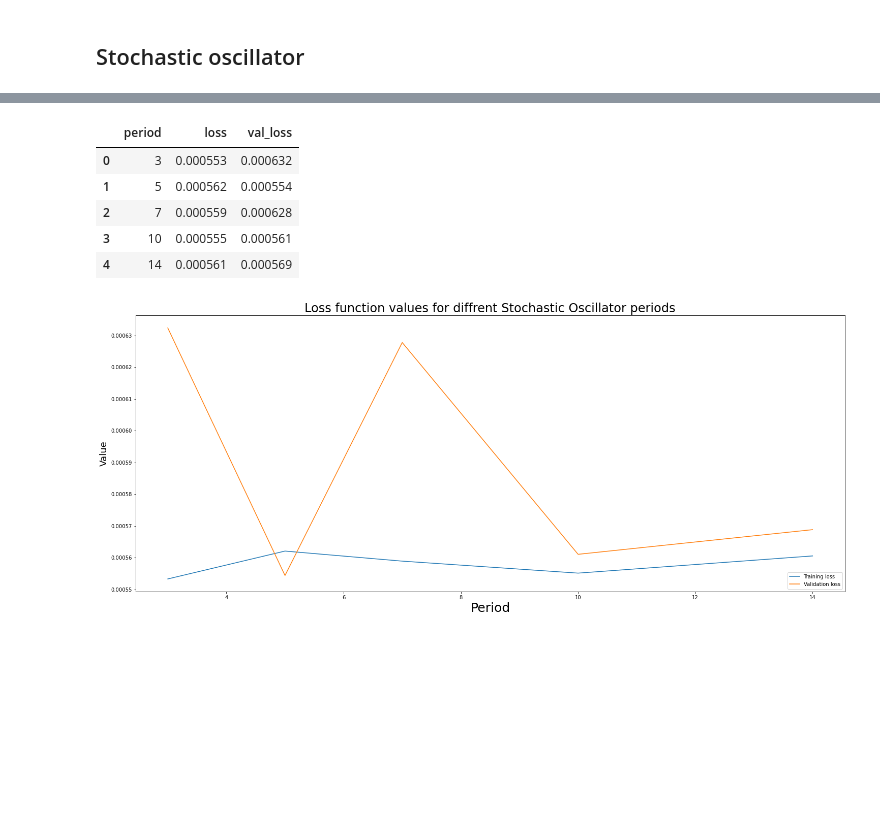
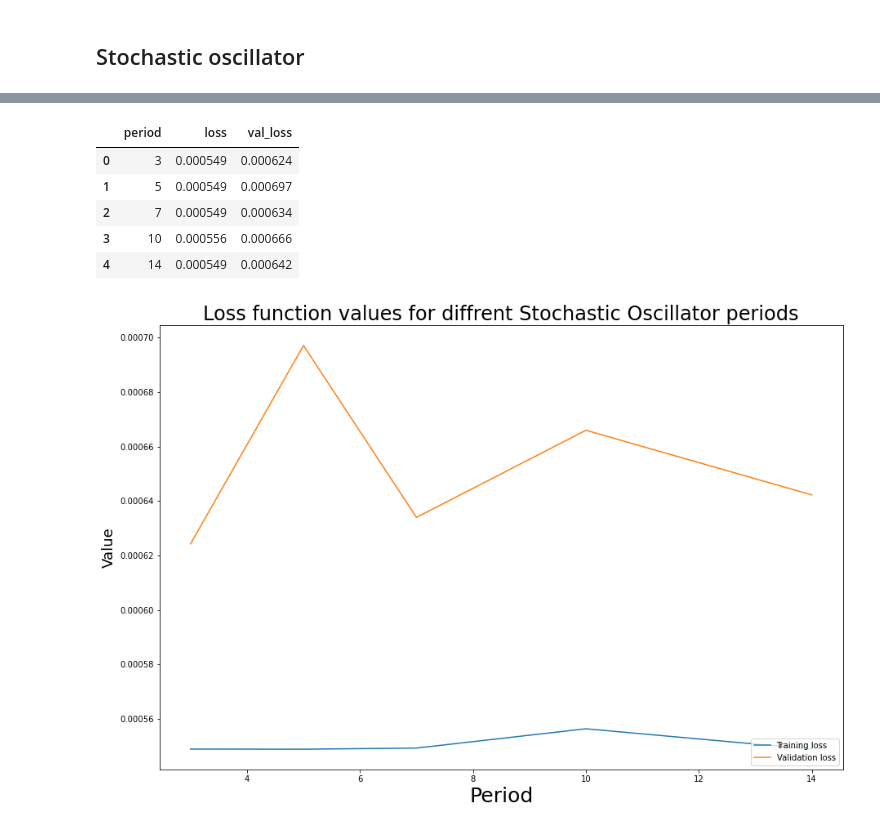
Before and after one commit to WaznyKamo/Deep-Learning-Stock-Price-Prediction, a Jupyter notebook: Technical_indicators_tuning.ipynb, the cells around one changed output, grey strips where cells are left out. Saved outputs shown, nothing was run; the diff lists cells and outputs as text; code cells hidden in the pictures; blank space fills up the shorter version.

Commit message:
Testing for every considered technical indicator

```diff
--- a/Technical_indicators_tuning.ipynb
+++ b/Technical_indicators_tuning.ipynb
@@ -225,7 +253,7 @@ for period in periods:
         X_all_MA = X_all_MA + X
         Y_all_MA = Y_all_MA + Y
     X_all_MA, Y_all_MA = np.array(X_all_MA), np.array(Y_all_MA)
-    X_train, X_valid, Y_train, Y_valid = train_test_split(X_all_MA, Y_all_MA, test_size=0.1, shuffle=True)
+    X_train, X_valid, Y_train, Y_valid = train_test_split(X_all_MA, Y_all_MA, test_size=0.1, shuffle=False)
     print(X_train.shape)
     print(X_valid.shape)
     print(Y_train.shape)
@@ -244,6 +272,7 @@ for period in periods:
         loss_results.append(history.history['loss'][-1])
         val_loss_results.append(history.history['val_loss'][-1])
     results_MA.append({'period': period, 'loss': np.mean(loss_results), 'val_loss': np.mean(val_loss_results)})
+results_MA = pd.DataFrame(results_MA)
 # %% [output]
 (27133, 60, 6)
 (3015, 60, 6)
@@ -315,7 +344,7 @@ for period in periods:
         X_all = X_all + X
         Y_all = Y_all + Y
     X_all, Y_all = np.array(X_all), np.array(Y_all)
-    X_train, X_valid, Y_train, Y_valid = train_test_split(X_all, Y_all, test_size=0.1, shuffle=True)
+    X_train, X_valid, Y_train, Y_valid = train_test_split(X_all, Y_all, test_size=0.1, shuffle=False)
     print(X_train.shape)
     print(X_valid.shape)
     print(Y_train.shape)
@@ -334,6 +363,7 @@ for period in periods:
         loss_results.append(history.history['loss'][-1])
         val_loss_results.append(history.history['val_loss'][-1])
     results_RSI.append({'period': period, 'loss': np.mean(loss_results), 'val_loss': np.mean(val_loss_results)})
+results_RSI = pd.DataFrame(results_RSI)
 # %% [output]
 (25892, 60, 7)
 (2877, 60, 7)
@@ -395,7 +425,7 @@ for stock in stocks:
     X_all = X_all + X
     Y_all = Y_all + Y
 X_all, Y_all = np.array(X_all), np.array(Y_all)
-X_train, X_valid, Y_train, Y_valid = train_test_split(X_all, Y_all, test_size=0.1, shuffle=True)
+X_train, X_valid, Y_train, Y_valid = train_test_split(X_all, Y_all, test_size=0.1, shuffle=False)
 print(X_train.shape)
 print(X_valid.shape)
 print(Y_train.shape)
@@ -413,6 +443,7 @@ for i in range(3):
     loss_results.append(history.history['loss'][-1])
     val_loss_results.append(history.history['val_loss'][-1])
 results_ROC.append({'loss': np.mean(loss_results), 'val_loss': np.mean(val_loss_results)})
+results_ROC = pd.DataFrame(results_ROC)
 # %% [output]
 (25892, 60, 8)
 (2877, 60, 8)
@@ -462,7 +492,7 @@ for period in periods:
         X_all = X_all + X
         Y_all = Y_all + Y
     X_all, Y_all = np.array(X_all), np.array(Y_all)
-    X_train, X_valid, Y_train, Y_valid = train_test_split(X_all, Y_all, test_size=0.1, shuffle=True)
+    X_train, X_valid, Y_train, Y_valid = train_test_split(X_all, Y_all, test_size=0.1, shuffle=False)
     print(X_train.shape)
     print(X_valid.shape)
     print(Y_train.shape)
@@ -481,6 +511,7 @@ for period in periods:
         loss_results.append(history.history['loss'][-1])
         val_loss_results.append(history.history['val_loss'][-1])
     results_SO.append({'period': period, 'loss': np.mean(loss_results), 'val_loss': np.mean(val_loss_results)})
+results_SO = pd.DataFrame(results_SO)
 # %% [output]
 (25738, 60, 9)
 (2860, 60, 9)
@@ -502,20 +533,20 @@ Epoch 7/7
 # %%
-results_SO = pd.DataFrame(results_SO)
 results_SO
 # %% [output]
 |  | period | loss | val_loss |
-| 0 | 3 | 0.000553 | 0.000632 |
-| 1 | 5 | 0.000562 | 0.000554 |
-| 2 | 7 | 0.000559 | 0.000628 |
-| 3 | 10 | 0.000555 | 0.000561 |
-| 4 | 14 | 0.000561 | 0.000569 |
+| 0 | 3 | 0.000549 | 0.000624 |
+| 1 | 5 | 0.000549 | 0.000697 |
+| 2 | 7 | 0.000549 | 0.000634 |
+| 3 | 10 | 0.000556 | 0.000666 |
+| 4 | 14 | 0.000549 | 0.000642 |
 # %%
-plt.figure(figsize=(25,10))
+plt.figure(figsize=(15,10))
 plt.title('Loss function values for diffrent Stochastic Oscillator periods', fontsize=24)
 plt.xlabel('Period', fontsize=25)
 plt.ylabel('Value', fontsize=18)
 plt.plot(results_SO['period'], results_SO[['loss', 'val_loss']])
 plt.legend(['Training loss',  'Validation loss'], loc='lower right')
+plt.axhline(0.000444, color='r', label = 'Loss without indicator')
 plt.show()
 # %% [output]
-[figure, old version]
+[figure, new version]
```
Also changed, not shown: parts of 38 cells of this notebook, 1 other file.
